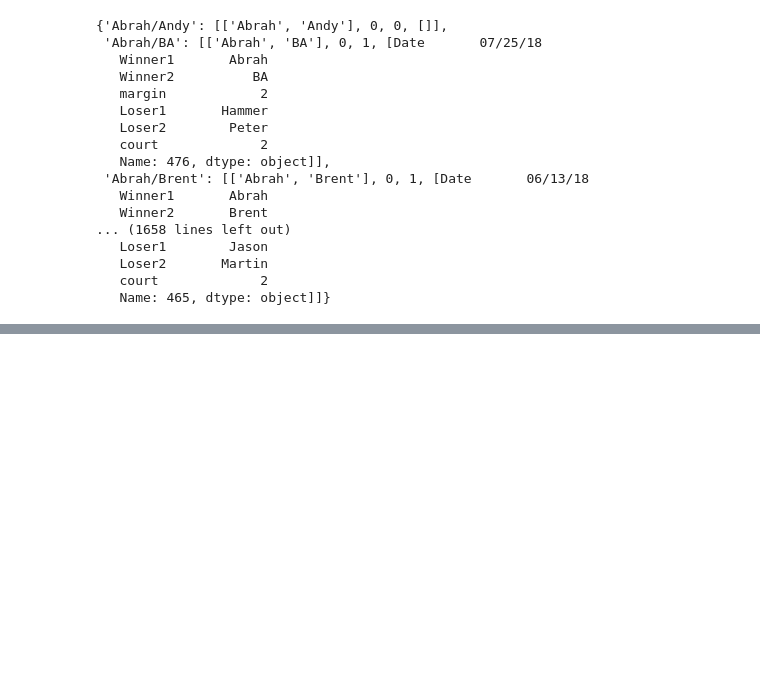
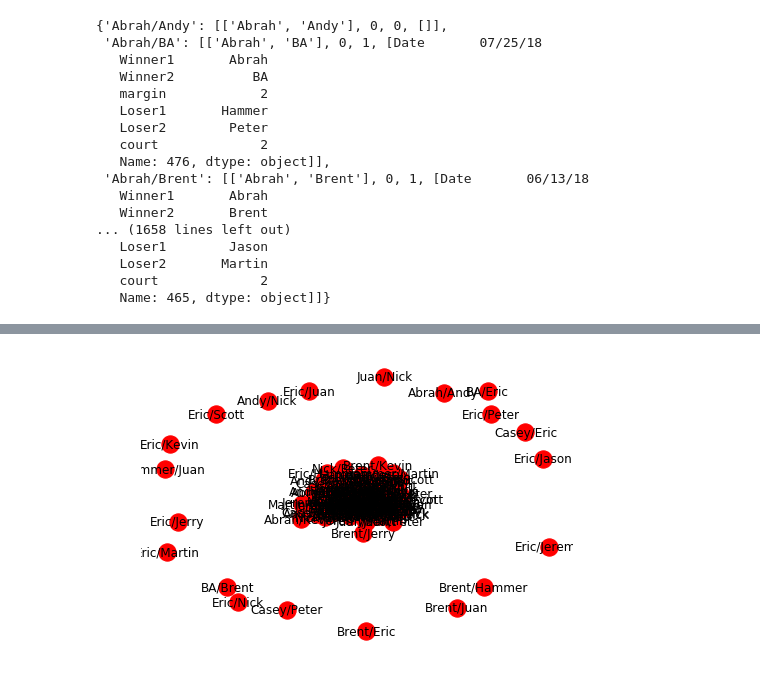
Before and after one commit to VolleyData/mens-net-league, a Jupyter notebook: notebooks/mens-net-league.ipynb, the cells around one changed output, grey strips where cells are left out. Saved outputs shown, nothing was run; the diff lists cells and outputs as text; code cells hidden in the pictures; blank space fills up the shorter version.

Commit message:
made an undirected graph using teams as nodes, where edges are games played vs the other team

```diff
--- a/notebooks/mens-net-league.ipynb
+++ b/notebooks/mens-net-league.ipynb
@@ -210,0 +221,21 @@ court1_grid
+# %%
+G = nx.Graph()
+for team in all_team_combos:
+    team_name = str(team[0] + "/" + team[1])
+    G.add_node(team_name)
+
+for key, value in team_dict.items():
+    for game in value[3]:
+        winning_team = game['Winner1'] + "/" + game['Winner2']
+        losing_team = game["Loser1"] + '/' + game['Loser2']
+        teams = [winning_team, losing_team]
+        sorted_teams = sorted(teams)
+        if(teams != sorted_teams): # adjust margin of victory to match team order produced by sorting
+            margin = -(game['margin'])
+        else:
+            margin = game['margin']
+        print(str(sorted_teams) + str(margin))
+        if G.has_edge(sorted_teams[0], sorted_teams[1]): # add margins of victory for multiple matchups of the same team
+            G[sorted_teams[0]][sorted_teams[1]]['margin'] += margin
+        else:
+            G.add_edge(sorted_teams[0], sorted_teams[1], margin=margin)
@@ -210,0 +260,5 @@ court1_grid
+# %%
+nx.draw(G, with_labels = True)
+plt.show()
+# %% [output]
+[figure, added]
```
Also changed, not shown: parts of 12 cells of this notebook.
